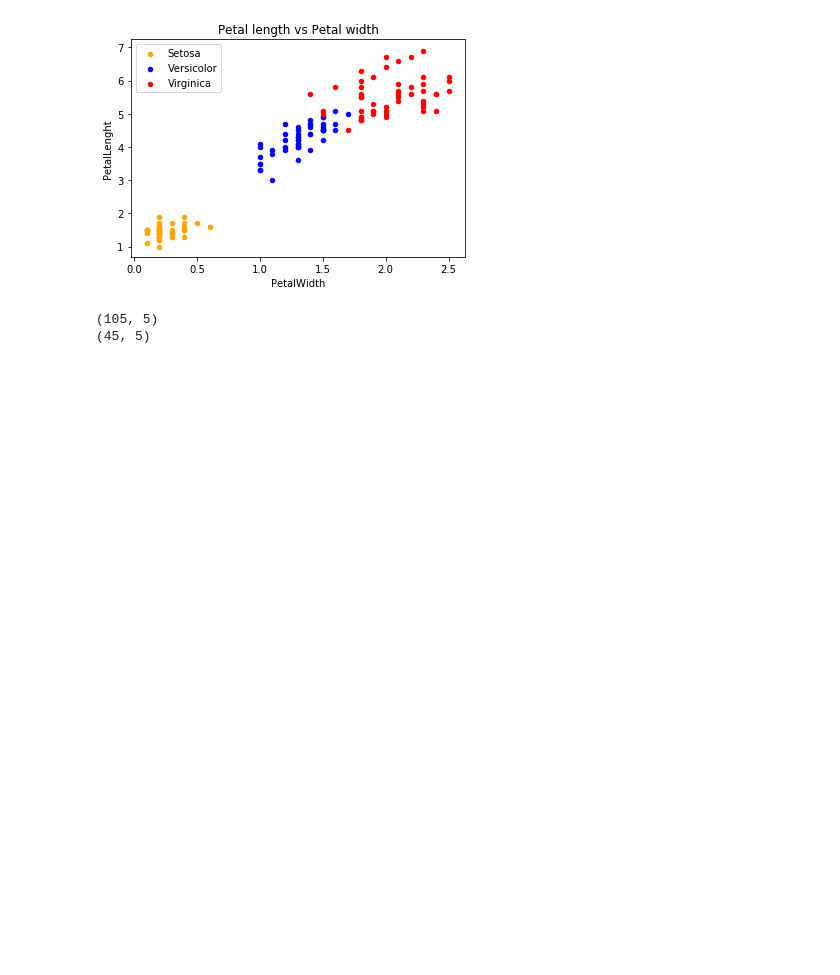
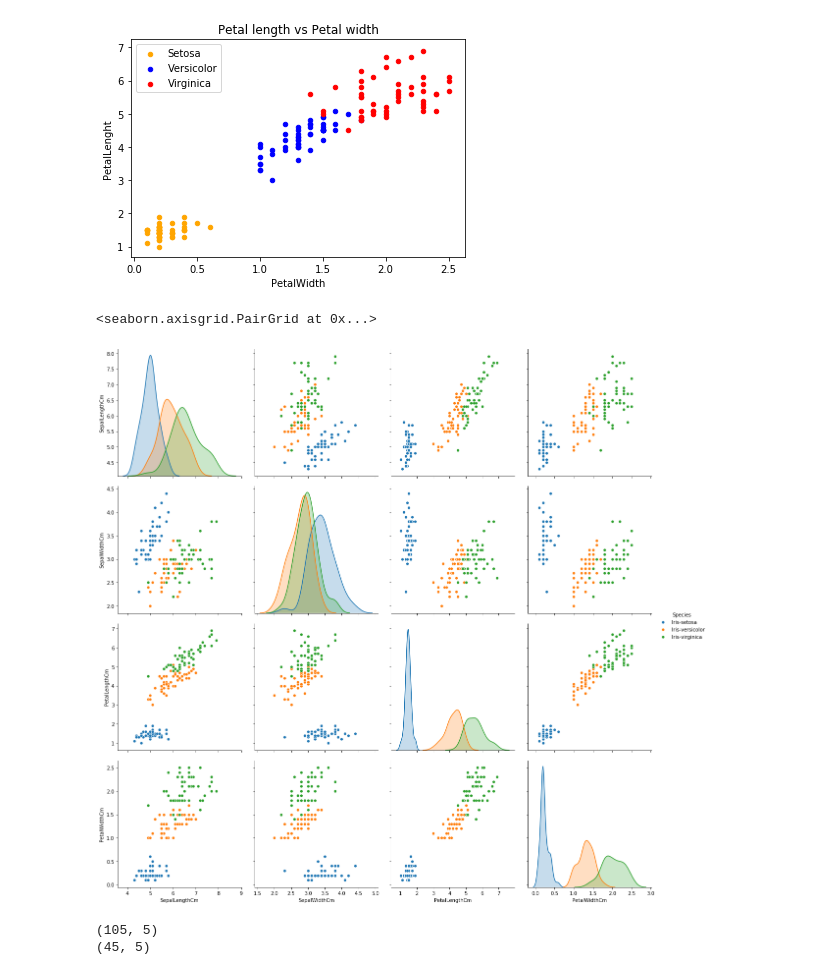
Before and after one commit to SubeetKD/Machine-Learning-with-Iris-Dataset, a Jupyter notebook: Iris_classifier .ipynb, the cells around one changed output. Cells and saved outputs as stored; diff of their text form; code cells hidden in the pictures; blank space fills up the shorter version.

```diff
--- a/Iris_classifier .ipynb
+++ b/Iris_classifier .ipynb
@@ -35,6 +49,11 @@ fig= plt.gcf()
 fig.show()
 # %% [output]
 [figure]
+# %%
+sns.pairplot(raw_data,hue='Species',height=4)
+# %% [output]
+<seaborn.axisgrid.PairGrid at 0x...>
+[figure, added]
 # %%
 raw_data.drop("Id",axis = 1 , inplace=True)
 # %%
```
Also changed, not shown: parts of 9 cells of this notebook.
